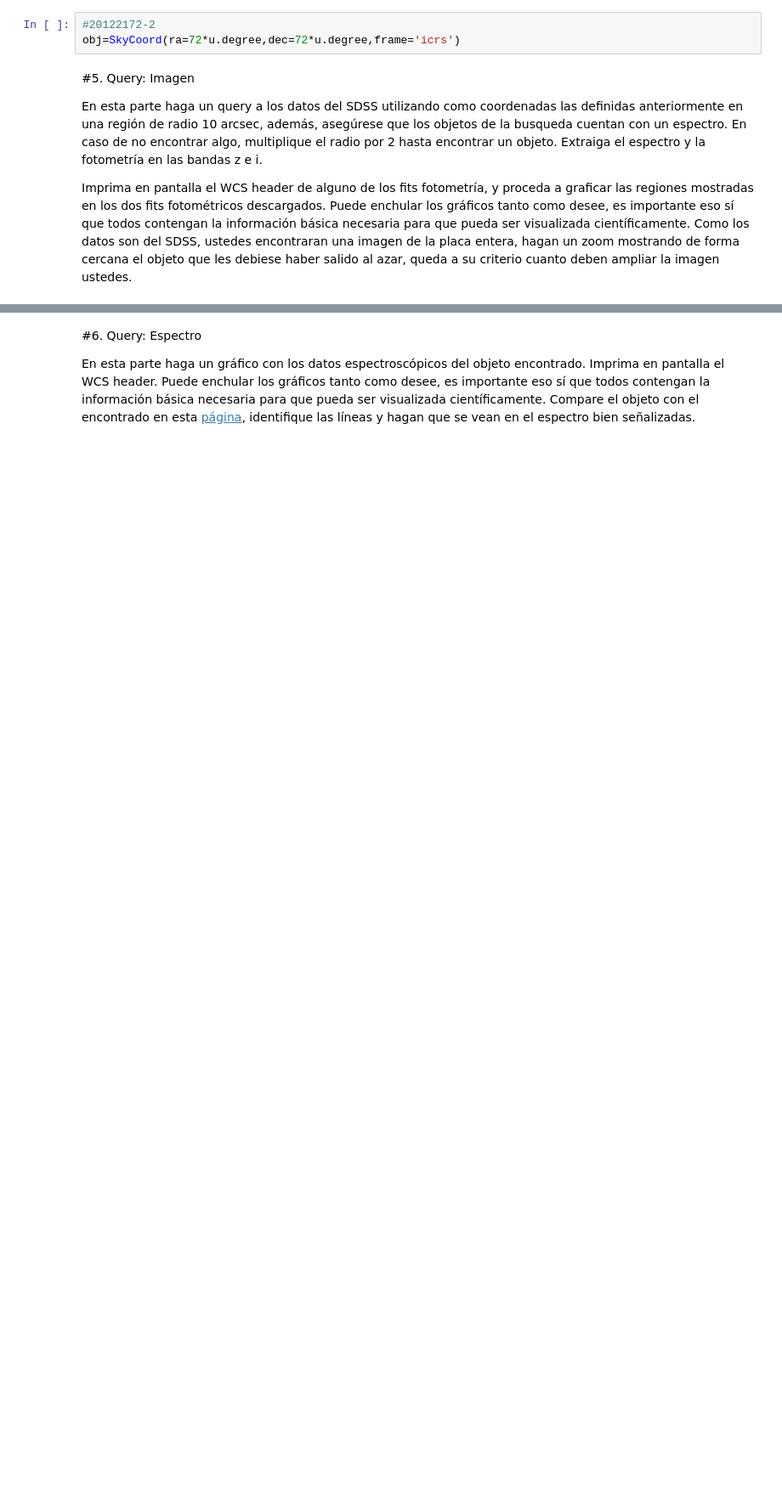
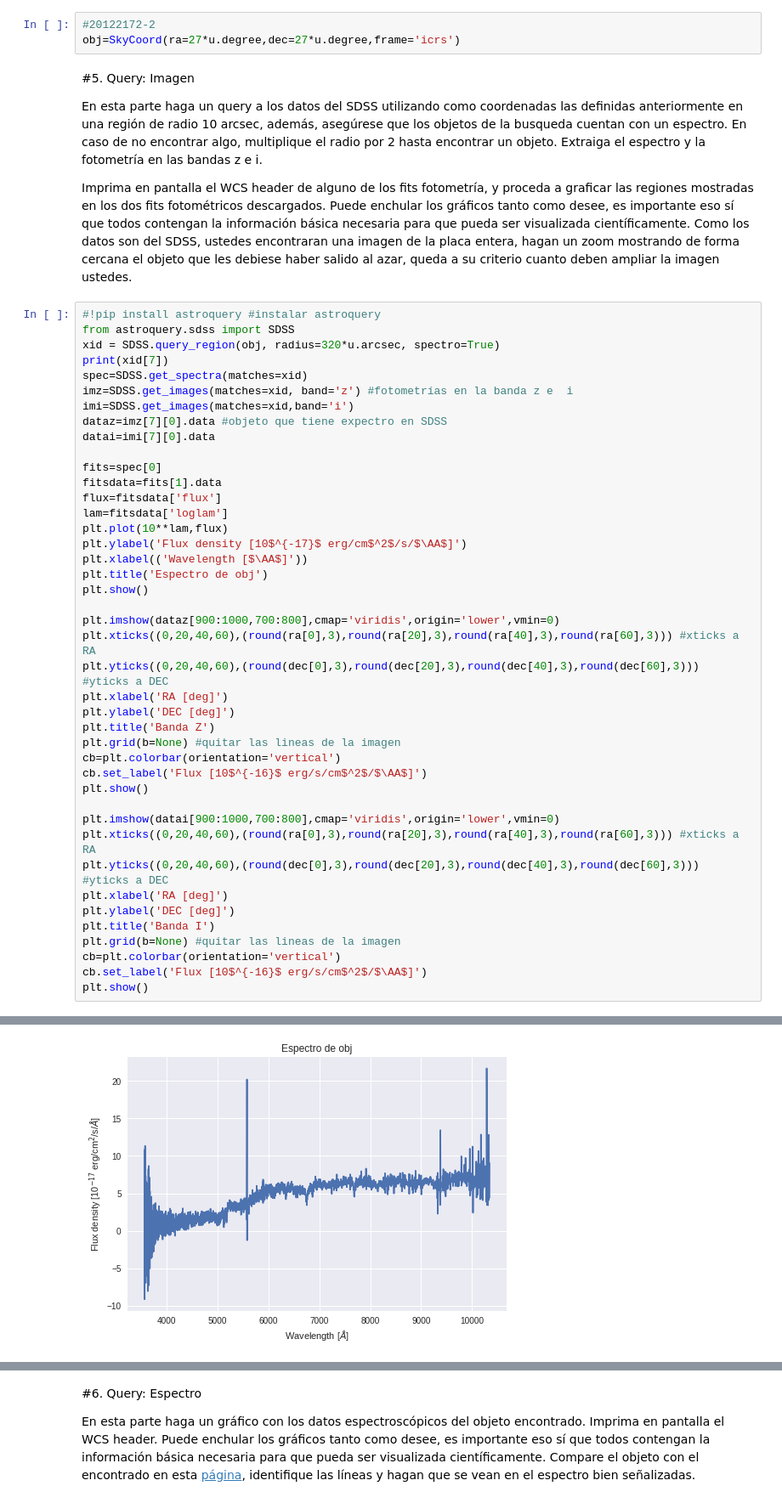
Before and after one commit to chenriquezb/minitarea4, a Jupyter notebook: minitarea4.ipynb, the cells around one changed output, grey strips where cells are left out. Shown at 85% size. Cells and saved outputs as stored; diff of their text form; blank space fills up the shorter version.

```diff
--- a/minitarea4.ipynb
+++ b/minitarea4.ipynb
@@ -247,10 +247,53 @@ En esta parte deben crear una variable que contenga un objeto SkyCoord definido
 **Ejemplo:** si su RUT es 12.345.678 - 9. La ascención recta y declinación para ese objeto debe ser 78°. Si los úlitmos dos dígitos son mayores que noventa, utilice solo el último.
 # %%
 #20122172-2
-obj=SkyCoord(ra=72*u.degree,dec=72*u.degree,frame='icrs')
+obj=SkyCoord(ra=27*u.degree,dec=27*u.degree,frame='icrs')
 # %% [markdown]
 #5. Query: Imagen
 
 En esta parte haga un query a los datos del SDSS utilizando como coordenadas las definidas anteriormente en una región de radio 10 arcsec, además, asegúrese que los objetos de la busqueda cuentan con un espectro. En caso de no encontrar algo, multiplique el radio por 2 hasta encontrar un objeto. Extraiga el espectro y la fotometría en las bandas z e i.
 
 Imprima en pantalla el WCS header de alguno de los fits fotometría, y proceda a graficar las regiones mostradas en los dos fits fotométricos descargados. Puede enchular los gráficos tanto como desee, es importante eso sí que todos contengan la información básica necesaria para que pueda ser visualizada científicamente. Como los datos son del SDSS, ustedes encontraran una imagen de la placa entera, hagan un zoom mostrando de forma cercana el objeto que les debiese haber salido al azar, queda a su criterio cuanto deben ampliar la imagen ustedes.
+# %%
+#!pip install astroquery #instalar astroquery
+from astroquery.sdss import SDSS
+xid = SDSS.query_region(obj, radius=320*u.arcsec, spectro=True)
+print(xid[7])
+spec=SDSS.get_spectra(matches=xid)
+imz=SDSS.get_images(matches=xid, band='z') #fotometrías en la banda z e  i
+imi=SDSS.get_images(matches=xid,band='i')
+dataz=imz[7][0].data #objeto que tiene expectro en SDSS
+datai=imi[7][0].data
+
+fits=spec[0]
+fitsdata=fits[1].data
+flux=fitsdata['flux']
+lam=fitsdata['loglam']
+plt.plot(10**lam,flux)
+plt.ylabel('Flux density [10$^{-17}$ erg/cm$^2$/s/$\AA$]')
+plt.xlabel(('Wavelength [$\AA$]'))
+plt.title('Espectro de obj')
+plt.show()
+
+plt.imshow(dataz[900:1000,700:800],cmap='viridis',origin='lower',vmin=0)
+plt.xticks((0,20,40,60),(round(ra[0],3),round(ra[20],3),round(ra[40],3),round(ra[60],3))) #xticks a RA
+plt.yticks((0,20,40,60),(round(dec[0],3),round(dec[20],3),round(dec[40],3),round(dec[60],3)))  #yticks a DEC
+plt.xlabel('RA [deg]')
+plt.ylabel('DEC [deg]')
+plt.title('Banda Z')
+plt.grid(b=None) #quitar las lineas de la imagen
+cb=plt.colorbar(orientation='vertical')
+cb.set_label('Flux [10$^{-16}$ erg/s/cm$^2$/$\AA$]')
+plt.show()
+
+plt.imshow(datai[900:1000,700:800],cmap='viridis',origin='lower',vmin=0)
+plt.xticks((0,20,40,60),(round(ra[0],3),round(ra[20],3),round(ra[40],3),round(ra[60],3))) #xticks a RA
+plt.yticks((0,20,40,60),(round(dec[0],3),round(dec[20],3),round(dec[40],3),round(dec[60],3)))  #yticks a DEC
+plt.xlabel('RA [deg]')
+plt.ylabel('DEC [deg]')
+plt.title('Banda I')
+plt.grid(b=None) #quitar las lineas de la imagen
+cb=plt.colorbar(orientation='vertical')
+cb.set_label('Flux [10$^{-16}$ erg/s/cm$^2$/$\AA$]')
+plt.show()
+# %% [output]
@@ -256,0 +303 @@ Imprima en pantalla el WCS header de alguno de los fits fotometría, y proceda a
+[figure, added]
```
Also changed, not shown: parts of 1 cell of this notebook.
